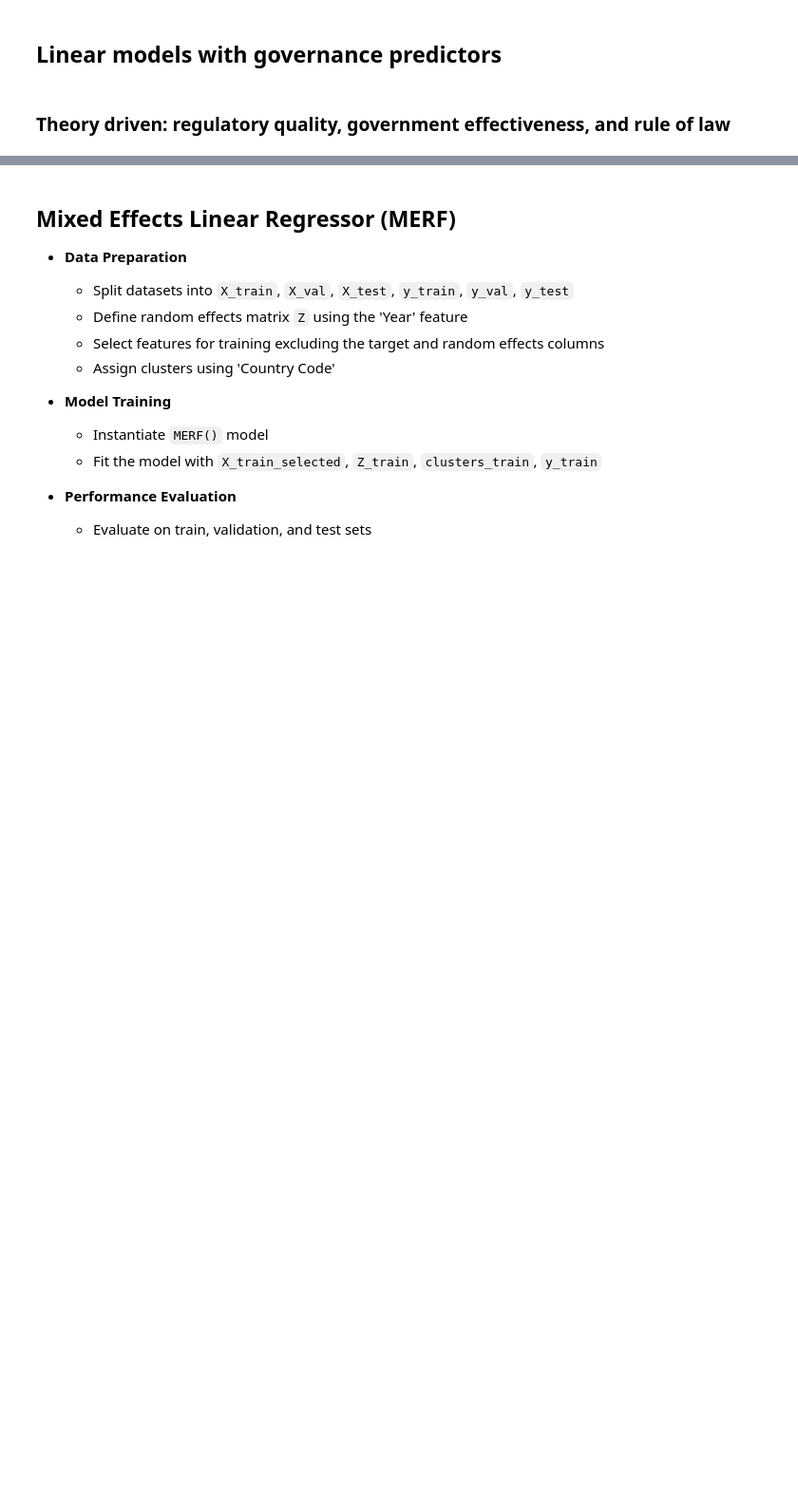
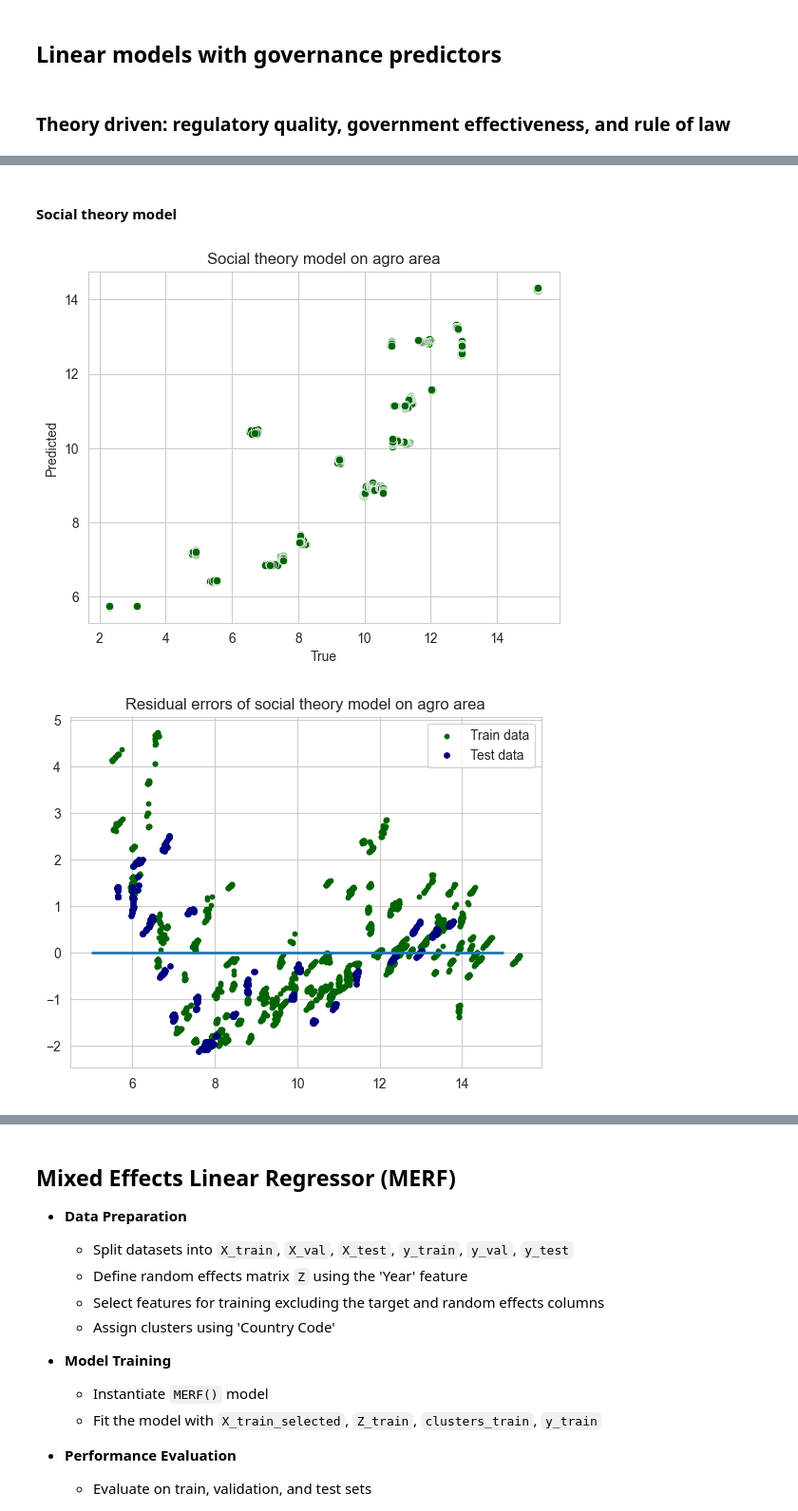
Before and after one commit to marcbarc19/DataScienceExam, a Jupyter notebook: agricultural_land-modelling.ipynb, the cells around one changed output, grey strips where cells are left out. Shown at 95% size. Cells and saved outputs as stored; diff of their text form; code cells hidden in the pictures; blank space fills up the shorter version.

```diff
--- a/agricultural_land-modelling.ipynb
+++ b/agricultural_land-modelling.ipynb
@@ -1068,6 +965,0 @@ ridgecv.alpha_
-# %%
-ridge_high = Ridge(ridgecv.alpha_)
-ridge_high.fit(X_train_selected, y_train)
-
-X_test_selected = X_test[['population', 'Year', 'Size_rank','land_area']]
-np.sqrt(mean_squared_error(y_test, ridge_high.predict(X_test_selected)))
@@ -1434,0 +1118,37 @@ plt.show()
+# %% [markdown]
+#### Social theory model
+# %%
+
+X_train_selected = X_train[['population', 'Year', 'Size_rank','land_area', 'WGI_va', 'Health']]
+X_test_selected =X_test[['population', 'Year', 'Size_rank','land_area', 'WGI_va', 'Health']]
+soc_val = LinearRegression().fit(X_train_selected, y_train)
+
+X_val_selected = X_val[['population', 'Year', 'Size_rank','land_area', 'WGI_va', 'Health']]
+soc_preds = soc_val.predict(X_val_selected)
+absolute_error = np.abs(soc_preds - y_val)
+
+sns.scatterplot(x=y_val, y=soc_preds, color = 'Darkgreen')
+plt.title('Social theory model on agro area')
+plt.xlabel('True')
+plt.ylabel('Predicted')
+plt.show()
+
+# plotting residual errors in training data
+plt.scatter(soc_val.predict(X_train_selected),
+            soc_val.predict(X_train_selected) - y_train,
+            color="darkgreen", s=10,
+            label='Train data')
+
+# plotting residual errors in test data
+plt.scatter(soc_val.predict(X_test_selected),
+            soc_val.predict(X_test_selected) - y_test,
+            color="navy", s=15,
+            label='Test data')
+
+plt.hlines(y=0, xmin=5, xmax=15, linewidth=2)
+plt.legend(loc='upper right')
+plt.title("Residual errors of social theory model on agro area")
+plt.show()
+# %% [output]
+[figure, added]
+[figure, added]
```
Also changed, not shown: parts of 99 cells of this notebook, 2 other files.
